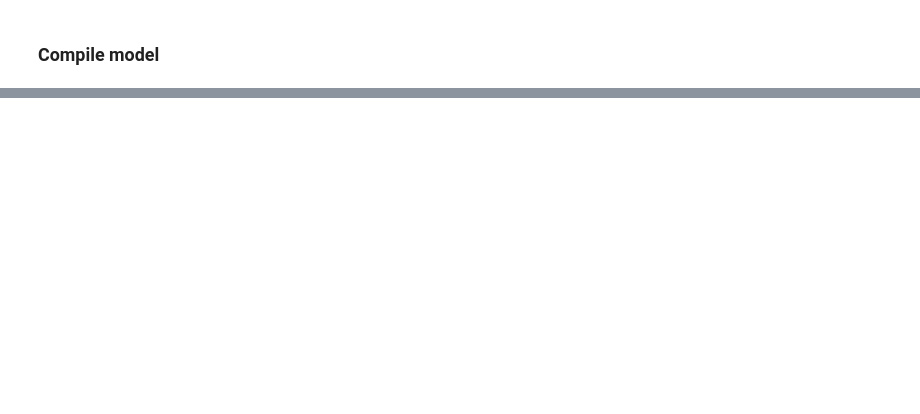
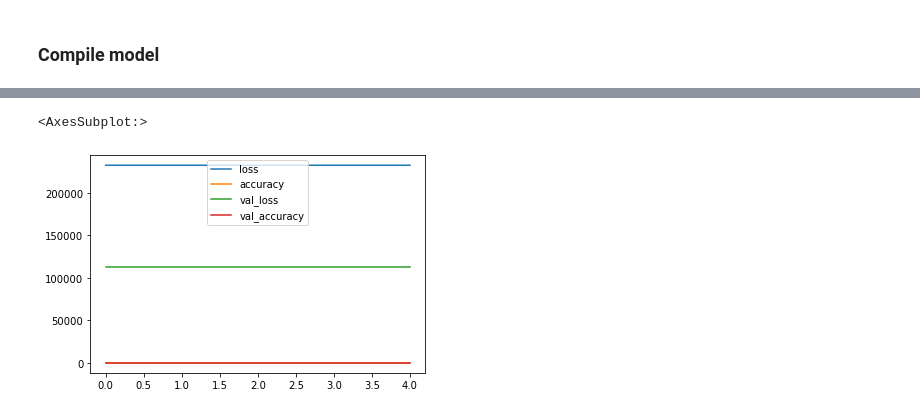
Before and after one commit to emilylach/SolarNN, a Jupyter notebook: DenseNN.ipynb, the cells around one changed output, grey strips where cells are left out. Saved outputs shown, nothing was run; the diff lists cells and outputs as text; code cells hidden in the pictures; blank space fills up the shorter version.

```diff
--- a/DenseNN.ipynb
+++ b/DenseNN.ipynb
@@ -98,0 +206,5 @@ history = model.fit(pipeline.xtrain, pipeline.ytrain, epochs=30, validation_data
+# %%
+pd.DataFrame(history.history).plot()
+# %% [output]
+<AxesSubplot:>
+[figure, added]
```
Also changed, not shown: parts of 17 cells of this notebook, 4 other files.
